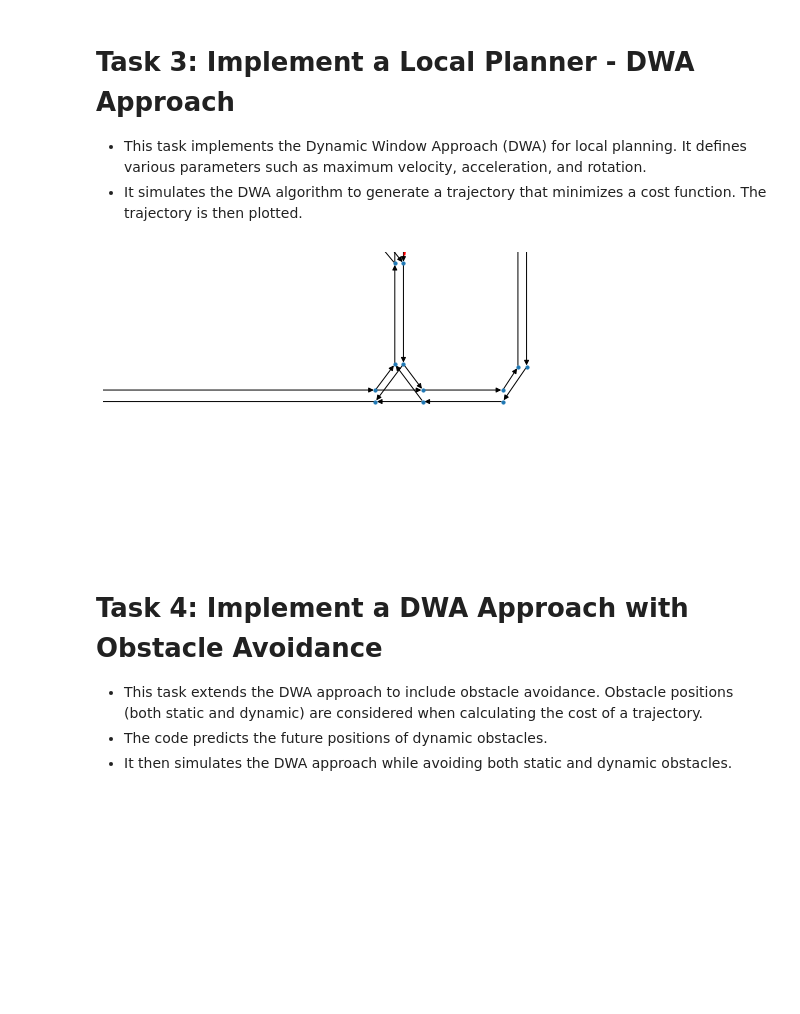
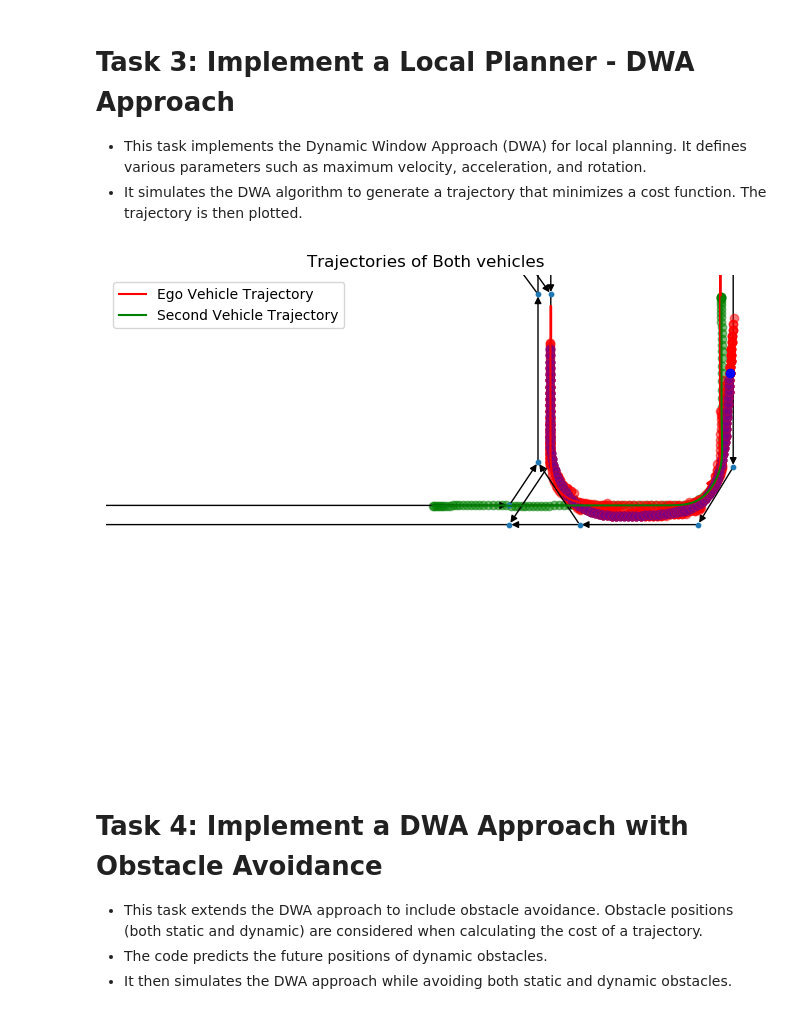
Before and after one commit to JLancha/ecn_auve, a Jupyter notebook: lab2/lab2.ipynb, the cells around one changed output. Cells and saved outputs as stored; diff of their text form; code cells hidden in the pictures; blank space fills up the shorter version.

```diff
--- a/lab2/lab2.ipynb
+++ b/lab2/lab2.ipynb
@@ -60,8 +67,8 @@ plt.show()
 # %%
 import pickle
 # %%
-nodes =  pickle.load(open('/home/user/ECN_AUVE_labs/lab2_data/Town01_nodes.pickle', 'rb'))
-edges =  pickle.load(open('/home/user/ECN_AUVE_labs/lab2_data/Town01_edges.pickle', 'rb'))
+nodes =  pickle.load(open('/home/ecn/Desktop/ecn_auve/lab2/lab2_data/Town01_nodes.pickle', 'rb'))
+edges =  pickle.load(open('/home/ecn/Desktop/ecn_auve/lab2/lab2_data/Town01_edges.pickle', 'rb'))
 
 G = nx.DiGraph()
 G.add_nodes_from(nodes)
@@ -69,3 +76,6 @@ G.add_edges_from(edges)
 node_positions = {waypoint[0]: (waypoint[1]["vertex"][0], waypoint[1]["vertex"][1]) for waypoint in G.nodes.data()}
 
 # Draw the graph via networkx and matplotlib
+plt.figure()
+nx.draw(G, pos=node_positions, with_labels=True, node_size=10, font_size=15)
+plt.show()
@@ -100,19 +112,23 @@ def custom_a_star(graph, start, end, heuristic_func):
             tentative_g_score =  g_score[current] + graph[current][neighbor]['length']
             if tentative_g_score < g_score[neighbor]:
                 # TODO: update came_from
+                came_from[neighbor] = current
+
 
                 # TODO: update g_score and f_score
-                g_score[neighbor] = 0
-                f_score[neighbor] =  0
+                g_score[neighbor] =  tentative_g_score
+                f_score[neighbor] =  g_score[neighbor] + heuristic_func(neighbor, end)
 
                 # TODO: add neighbor to open_set if not already in
+                if neighbor not in open_set:
+                    open_set.add(neighbor)
 
 
     return [start, end]
 
 # Define a custom heuristic function (e.g., Euclidean distance)
 def custom_heuristic(node, end):
-    return 0
+    return np.linalg.norm(np.array(node_positions[node]) - np.array(node_positions[end]))
 # %%
 # find closest node to ego vehicle
 ego_vehicle = "ego_vehicle"
@@ -197,36 +255,79 @@ nx.draw_networkx_edges(G, node_positions, edgelist=path_edges, edge_color='r', w
 
 path_loop = [G.nodes[path[i+1]]["vertex"] for i in range(len(path)-1)] # Loop over the global path
 next_waypoint = path_loop.pop(0)
 i=0
 while path_loop and i<100:
     if np.linalg.norm(current_state - np.array(next_waypoint)) < 5.0:
         next_waypoint = path_loop.pop(0)
 
     resulting_trajectory, cmds = dynamic_window_approach(current_state, np.array(next_waypoint), obstacles)
 
     # Move along the trajectory (simulated)
     for state in resulting_trajectory:
         current_state = state
         plt.plot(current_state[0], current_state[1], 'ro', alpha=0.5)
 
     current_state = resulting_trajectory[1]
     plt.plot(current_state[0], current_state[1], 'bo')
     i+=1
 
 plt.xlim(200,400)
 plt.ylim(-50,50)
 
 
 # TODO: Plot the trajectory of the ego vehicle and the other vehicle
+# Initialize lists to store positions
+ego_positions = []
+actor_positions = []
+
+# Number of frames (assuming N_frames is defined)
+# If N_frames is not defined, you can set it based on your data length
+# N_frames = len(your_data_sequence)
+
 for n_frame in range(N_frames):
     T_ego = get_actor_T_world(ego_vehicle, n_frame)
-    plt.scatter([],[], color = 'r')
     T_actor = get_actor_T_world("other_vehicle", n_frame)
-    plt.scatter([],[], color = 'g')
+
+    # Extract positions from the transformation matrices
+    # Assuming T_ego and T_actor are 4x4 matrices with the translation component in the last column
+    ego_pos = T_ego[:3, 3]    # x, y, z position of ego vehicle
+    actor_pos = T_actor[:3, 3]  # x, y, z position of other vehicle
+
+    # Store positions
+    ego_positions.append(ego_pos)
+    actor_positions.append(actor_pos)
+
+    # Optionally, plot positions at each frame
+    plt.scatter(ego_pos[0], ego_pos[1], color='r', alpha=0.5)
+    plt.scatter(actor_pos[0], actor_pos[1], color='g', alpha=0.5)
+
+# Convert lists to numpy arrays for easier manipulation
+ego_positions = np.array(ego_positions)
+actor_positions = np.array(actor_positions)
+
+# Plot the trajectories
+plt.plot(ego_positions[:, 0], ego_positions[:, 1], 'r-', label='Ego Vehicle Trajectory')
+plt.plot(actor_positions[:, 0], actor_positions[:, 1], 'g-', label='Second Vehicle Trajectory')
+
+# Add labels, title, and legend
+plt.xlabel('X Position')
+plt.ylabel('Y Position')
+plt.title('Trajectories of Both vehicles')
+plt.legend()
+
+# Set plot limits if necessary
+plt.xlim(200, 400)
+plt.ylim(-50, 50)
+
+# Display the plot
+plt.show()
 
 plt.show()
+
+
+plt.show()
 # %% [output]
-[figure, old version]
+[figure, new version]
 # %% [markdown]
 # Task 4: Implement a DWA Approach with Obstacle Avoidance
 - This task extends the DWA approach to include obstacle avoidance. Obstacle positions (both static and dynamic) are considered when calculating the cost of a trajectory.
```
Also changed, not shown: parts of 9 cells of this notebook, 6 other files.
